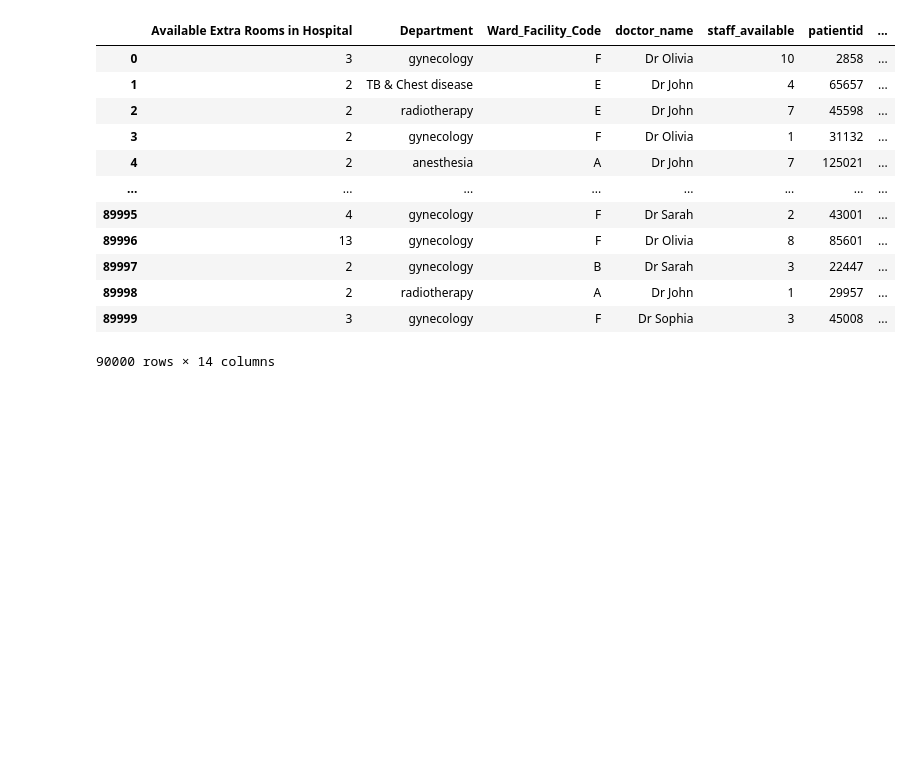
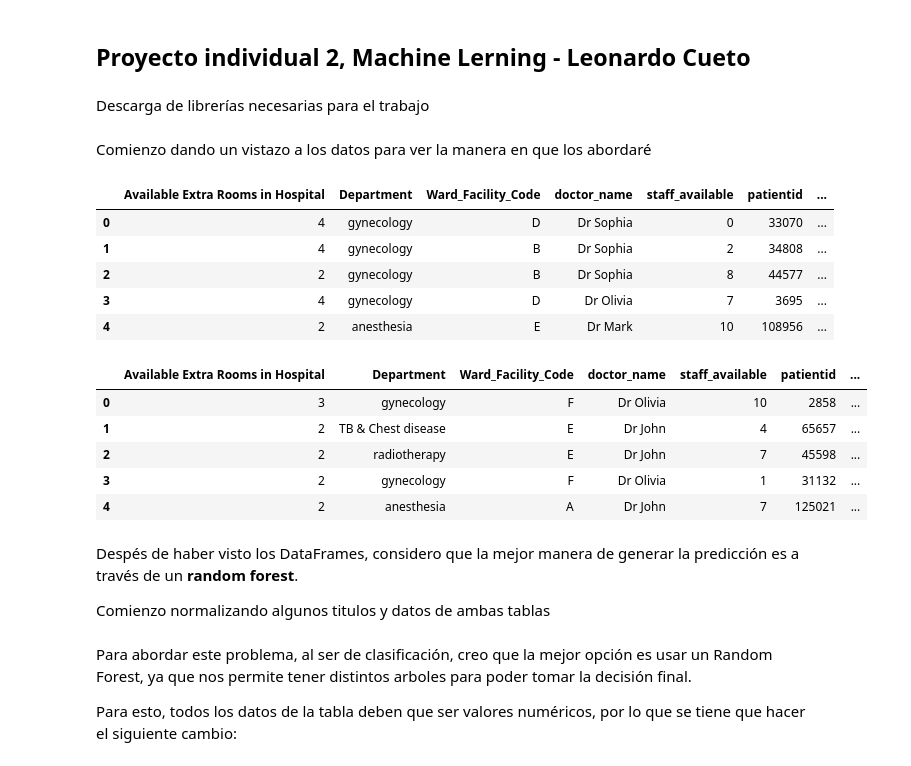
Before and after one commit to Leonardo1278/ML_PI02, a Jupyter notebook: PI02.ipynb, the cells around one changed output. Cells and saved outputs as stored; diff of their text form; code cells hidden in the pictures; blank space fills up the shorter version.

```diff
--- a/PI02.ipynb
+++ b/PI02.ipynb
@@ -2,0 +1,4 @@ import pandas as pd
+# %% [markdown]
+## Proyecto individual 2, Machine Lerning - Leonardo Cueto
+# %% [markdown]
+Descarga de librerías necesarias para el trabajo
@@ -3,19 +15,27 @@ import pandas as pd
 # %%
 dataTrain = pd.read_csv('https://raw.githubusercontent.com/soyHenry/Datathon/main/hospitalizaciones_train.csv')
 dataTest = pd.read_csv('https://raw.githubusercontent.com/soyHenry/Datathon/main/hospitalizaciones_test.csv')
+# %% [markdown]
+Comienzo dando un vistazo a los datos para ver la manera en que los abordaré
+# %%
+dataTrain.head(5)
+# %% [output]
+|  | Available Extra Rooms in Hospital | Department | Ward_Facility_Code | doctor_name | staff_available | patientid | ... |
+| 0 | 4 | gynecology | D | Dr Sophia | 0 | 33070 | ... |
+| 1 | 4 | gynecology | B | Dr Sophia | 2 | 34808 | ... |
+| 2 | 2 | gynecology | B | Dr Sophia | 8 | 44577 | ... |
+| 3 | 4 | gynecology | D | Dr Olivia | 7 | 3695 | ... |
+| 4 | 2 | anesthesia | E | Dr Mark | 10 | 108956 | ... |
 # %%
-dataTest
+dataTest.head(5)
 # %% [output]
 |  | Available Extra Rooms in Hospital | Department | Ward_Facility_Code | doctor_name | staff_available | patientid | ... |
 | 0 | 3 | gynecology | F | Dr Olivia | 10 | 2858 | ... |
 | 1 | 2 | TB & Chest disease | E | Dr John | 4 | 65657 | ... |
 | 2 | 2 | radiotherapy | E | Dr John | 7 | 45598 | ... |
 | 3 | 2 | gynecology | F | Dr Olivia | 1 | 31132 | ... |
 | 4 | 2 | anesthesia | A | Dr John | 7 | 125021 | ... |
-| ... | ... | ... | ... | ... | ... | ... | ... |
-| 89995 | 4 | gynecology | F | Dr Sarah | 2 | 43001 | ... |
-| 89996 | 13 | gynecology | F | Dr Olivia | 8 | 85601 | ... |
-| 89997 | 2 | gynecology | B | Dr Sarah | 3 | 22447 | ... |
-| 89998 | 2 | radiotherapy | A | Dr John | 1 | 29957 | ... |
-| 89999 | 3 | gynecology | F | Dr Sophia | 3 | 45008 | ... |
-90000 rows × 14 columns
+# %% [markdown]
+Despés de haber visto los DataFrames, considero que la mejor manera de generar la predicción es a través de un **random forest**.
+
+Comienzo normalizando algunos titulos y datos de ambas tablas
@@ -21,0 +60,4 @@ dataTest
+# %% [markdown]
+Para abordar este problema, al ser de clasificación, creo que la mejor opción es usar un Random Forest, ya que nos permite tener distintos arboles para poder tomar la decisión final.
+
+Para esto, todos los datos de la tabla deben que ser valores numéricos, por lo que se tiene que hacer el siguiente cambio:
```
Also changed, not shown: parts of 28 cells of this notebook.
